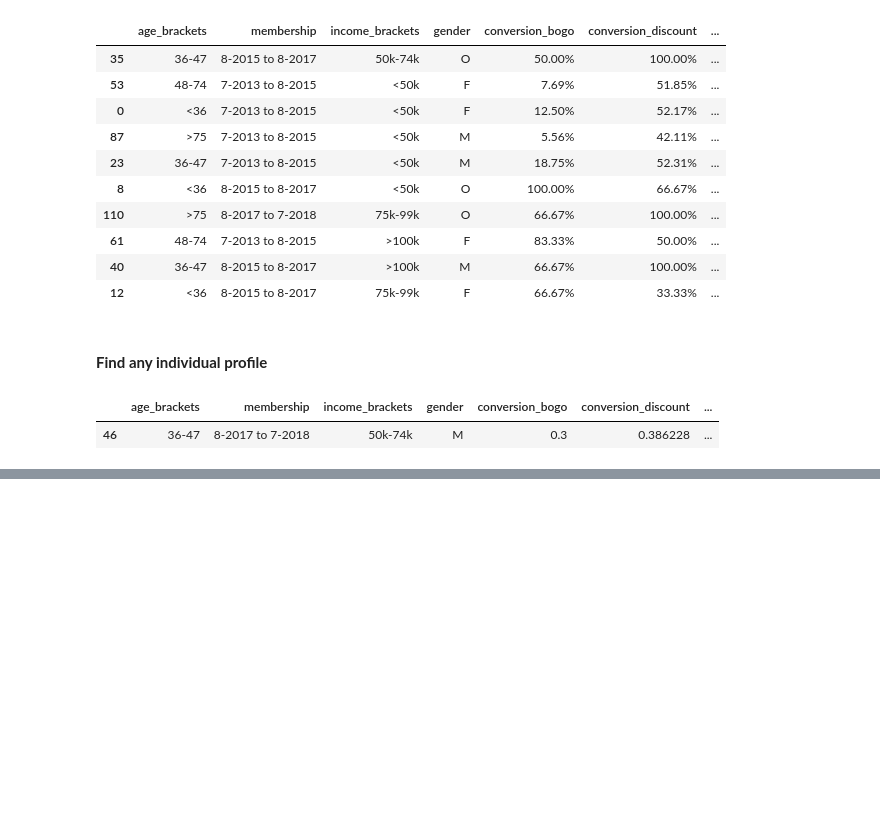
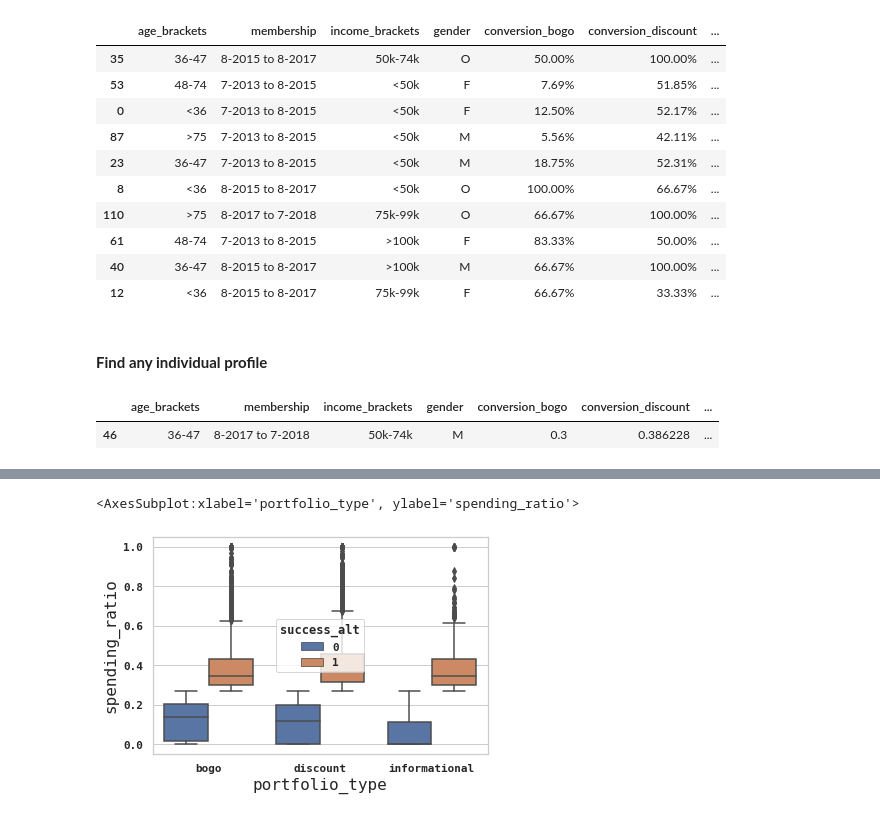
Before and after one commit to 6one2/StarbucksChallenge, a Jupyter notebook: devStarbucks.ipynb, the cells around one changed output, grey strips where cells are left out. Cells and saved outputs as stored; diff of their text form; code cells hidden in the pictures; blank space fills up the shorter version.

```diff
--- a/devStarbucks.ipynb
+++ b/devStarbucks.ipynb
@@ -1159,0 +1248,3 @@ find_best_offer(results, age=43, member=member, income=income, gender='M')
+# %%
+Threshold_succes = df.query('success == 1')['spending_ratio'].median()
+Threshold_succes
@@ -1159,0 +1253,5 @@ find_best_offer(results, age=43, member=member, income=income, gender='M')
+# %%
+df['success_alt'] = df['spending_ratio']\
+    .apply(lambda x: int(False) if x < Threshold_succes else (int(True) if x==x else None))
+
+df.head()
@@ -1159,0 +1266,10 @@ find_best_offer(results, age=43, member=member, income=income, gender='M')
+# %%
+sns.boxplot(
+    data=df,
+    x='portfolio_type',
+    y='spending_ratio',
+    hue='success_alt'
+)
+# %% [output]
+<AxesSubplot:xlabel='portfolio_type', ylabel='spending_ratio'>
+[figure, added]
```
Also changed, not shown: parts of 32 cells of this notebook, 1 other file.
